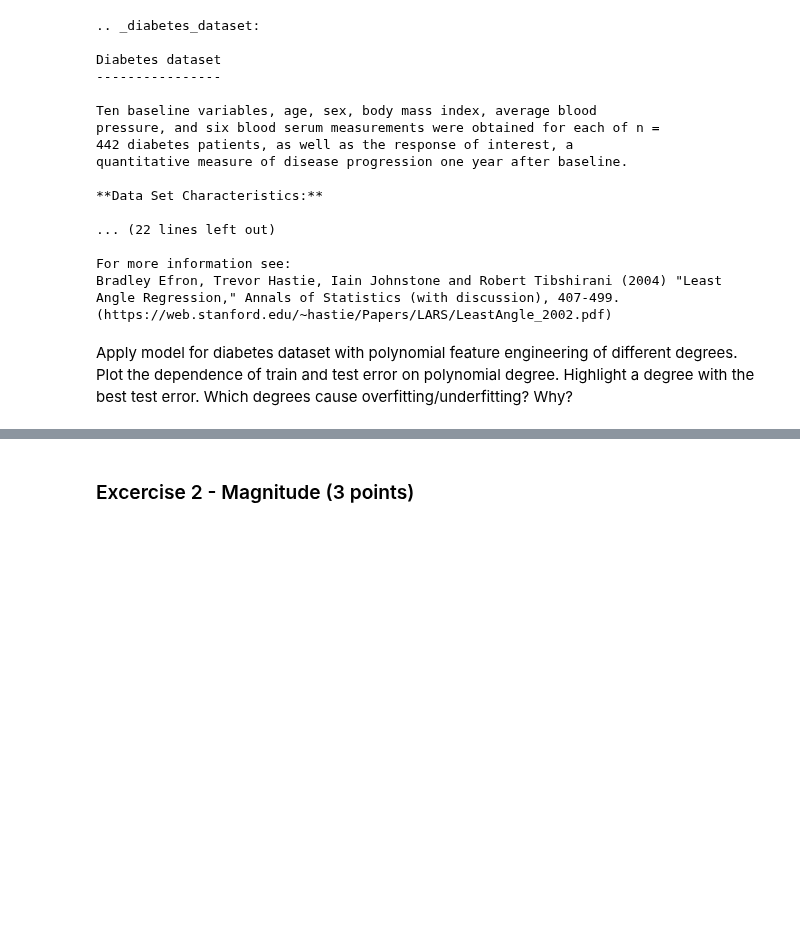
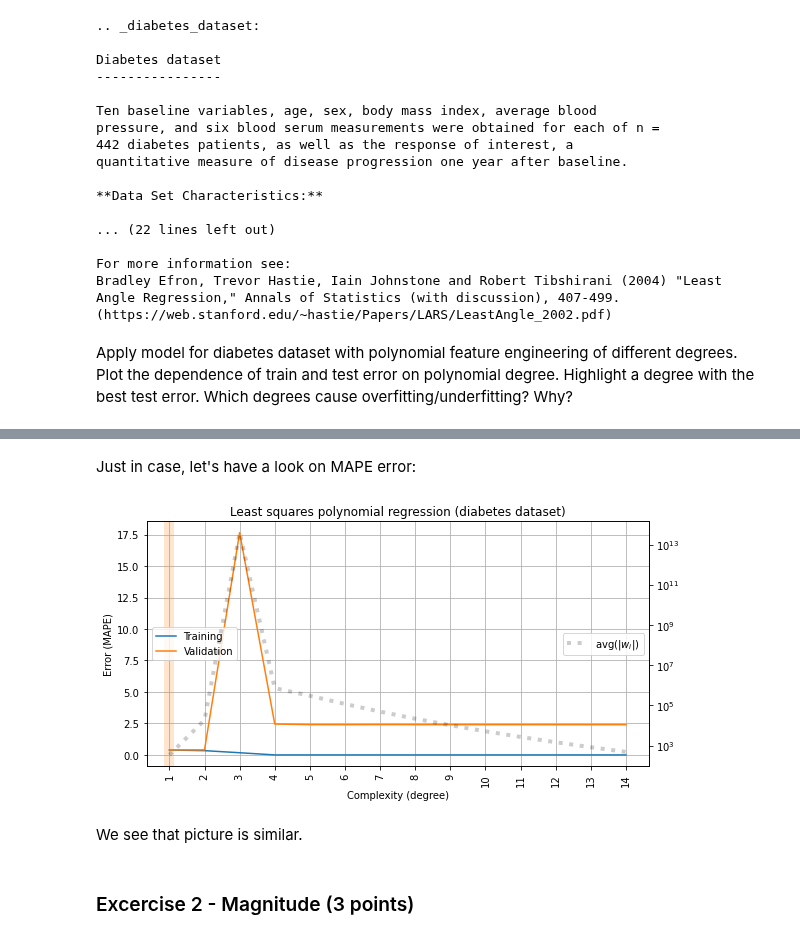
Before and after one commit to Bayramova/rs_school_assignments, a Jupyter notebook: overfitting_regularization.ipynb, the cells around one changed output, grey strips where cells are left out. Drawn from its saved outputs; the diff is of its cells as text; code cells hidden in the pictures; blank space fills up the shorter version.

```diff
--- a/overfitting_regularization.ipynb
+++ b/overfitting_regularization.ipynb
@@ -465,3 +457,14 @@ plot_fitting_graph(DEGREES[1:11], rmse_train, rmse_valid, xlabel='Complexity (de
+# %% [markdown]
+Just in case, let's have a look on MAPE error:
+# %%
+plot_fitting_graph(DEGREES[1:15], mape_train, mape_valid,
+                   xlabel='Complexity (degree)', ylabel='Error (MAPE)',
+                   custom_metric=avg_coef, custom_label='avg(|$w_i$|)',
+                   title='Least squares polynomial regression (diabetes dataset)')
+# %% [output]
+[figure, added]
+# %% [markdown]
+We see that picture is similar.
 # %% [markdown]
 ### Excercise 2 - Magnitude (3 points)
 # %% [markdown]
```
Also changed, not shown: parts of 11 cells of this notebook.
